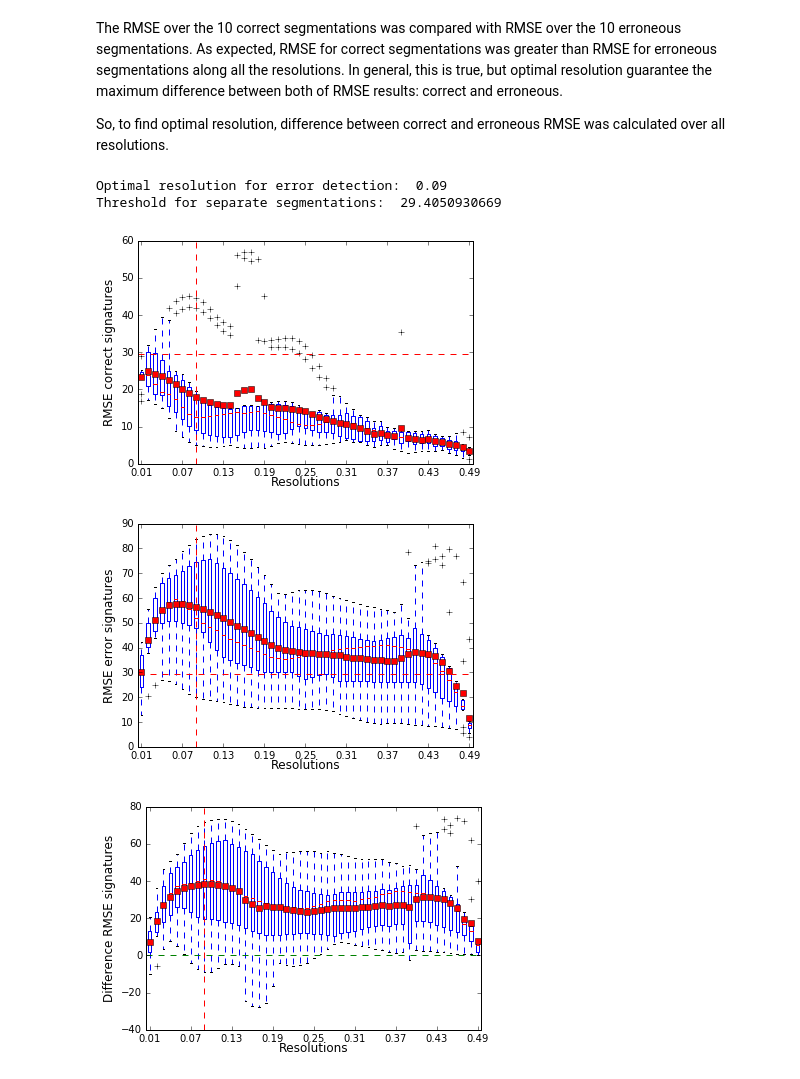
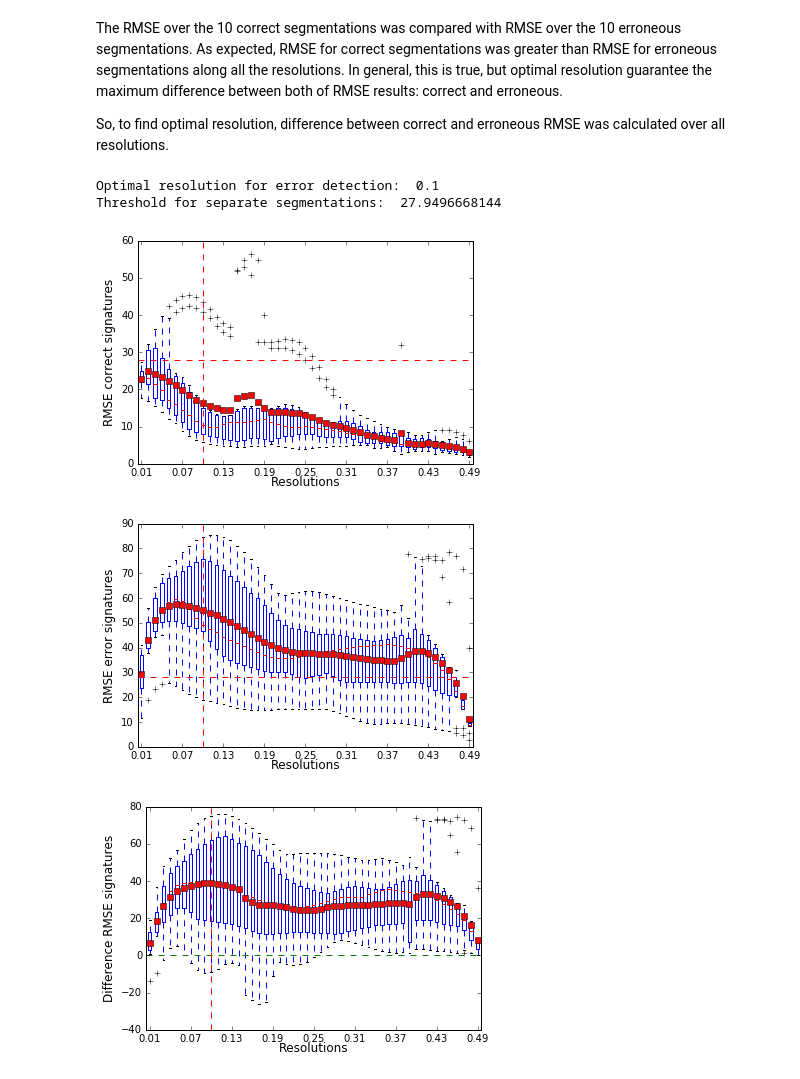
Before and after one commit to wilomaku/IA369Z, a Jupyter notebook: deliver/010617-WJGH-art_struc.ipynb, the cells around one changed output. Cells and saved outputs as stored; diff of their text form; code cells hidden in the pictures.

```diff
--- a/deliver/010617-WJGH-art_struc.ipynb
+++ b/deliver/010617-WJGH-art_struc.ipynb
@@ -65,9 +61,9 @@ In this work, a method for automatic detection of segmentation error in large da
 The comparison between signatures is done using root mean square error (RMSE). True label for each segmentation was done visually. Correct segmentation corresponds to segmentations with at least 50% of agreement with the structure. It is expected that RMSE for correct segmentations is lower than RMSE associated to erroneous segmentation when compared with a typical correct segmentation.
 # %%
 #Loading labeled segmentations
-seg_label = genfromtxt('../dataset/Seg_Watershed/watershed_label.csv', delimiter=',').astype('uint8')
+seg_label = genfromtxt('dataset/Seg_Watershed/watershed_label.csv', delimiter=',').astype('uint8')
 
 list_mask = seg_label[seg_label[:,1] == 0, 0][:20] #Extracting correct segmentations for mean signature
-list_normal_mask = seg_label[seg_label[:,1] == 0, 0][20:30] #Extracting correct names for configuration
-list_error_mask = seg_label[seg_label[:,1] == 1, 0][:10] #Extracting correct names for configuration
+list_normal_mask = seg_label[seg_label[:,1] == 0, 0][20:30] #Extracting correct names
+list_error_mask = seg_label[seg_label[:,1] == 1, 0][:10] #Extracting correct names
 # %%
@@ -143,16 +139,16 @@ From contour, it is calculated spline. The implementation, is a B-spline (Boor's
 # %%
 n_list = len(list_mask)
 smoothness = 700 #Smoothness
-degree = 1 #Spline degree
+degree = 5 #Spline degree
 fit_res = 0.35
 resols = np.arange(0.01,0.5,0.01) #Signature resolutions
 resols = np.insert(resols,0,fit_res) #Insert resolution for signature fitting
-points = 100 #Points of Spline reconstruction
+points = 500 #Points of Spline reconstruction
 
 refer_wat = np.empty((n_list,resols.shape[0],points)) #Initializing signature vector
 
 for mask in xrange(n_list):
-    mask_p = np.load('../dataset/Seg_Watershed/mask_wate_{}.npy'.format(list_mask[mask]))
+    mask_p = np.load('dataset/Seg_Watershed/mask_wate_{}.npy'.format(list_mask[mask]))
 
     refer_temp = sign_extract(mask_p, resols) #Function for shape signature extraction
 
@@ -196,11 +192,11 @@ refer_wat_e = np.empty((n_list,resols.shape[0],points)) #Initializing error sign
 
 for mask in xrange(n_list):
     #Loading correct mask
-    mask_pn = np.load('../dataset/Seg_Watershed/mask_wate_{}.npy'.format(list_normal_mask[mask]))
+    mask_pn = np.load('dataset/Seg_Watershed/mask_wate_{}.npy'.format(list_normal_mask[mask]))
     refer_temp_n = sign_extract(mask_pn, resols) #Function for shape signature extraction
     refer_wat_n[mask] = sign_fit(refer_wat_mean[0], refer_temp_n) #Function for signature fitting
     #Loading erroneous mask
-    mask_pe = np.load('../dataset/Seg_Watershed/mask_wate_{}.npy'.format(list_error_mask[mask]))
+    mask_pe = np.load('dataset/Seg_Watershed/mask_wate_{}.npy'.format(list_error_mask[mask]))
     refer_temp_e = sign_extract(mask_pe, resols) #Function for shape signature extraction
     refer_wat_e[mask] = sign_fit(refer_wat_mean[0], refer_temp_e) #Function for signature fitting
 
@@ -235,10 +231,9 @@ in_max_res = np.argmax(np.mean(dif_dis,axis=0)) #Finding optimal resolution at m
 opt_res = resols[in_max_res]
 print "Optimal resolution for error detection: ", opt_res
 
-perc_th = 0.3 #Established percentage to threshold
 correct_max = np.mean(rmse_nacum[:,in_max_res]) #Finding threshold for separate segmentations
 error_min = np.mean(rmse_eacum[:,in_max_res])
-th_res = perc_th*(error_min-correct_max)+correct_max
+th_res = 0.3*(error_min-correct_max)+correct_max
 print "Threshold for separate segmentations: ", th_res
 
 #### Plotting erroneous and correct segmentation signatures
@@ -250,36 +245,36 @@ ticksx_index = np.arange(1,50,6)
 figpr = plt.figure() #Plotting mean RMSE for correct segmentations
 plt.boxplot(rmse_nacum[:,1:], showmeans=True) #Element 0 was introduced only for fitting,
                                                #in comparation is not used.
 plt.axhline(y=0, color='g', linestyle='--')
 plt.axhline(y=th_res, color='r', linestyle='--')
 plt.axvline(x=in_max_res, color='r', linestyle='--')
 plt.xlabel('Resolutions', fontsize = 12, labelpad=-2)
 plt.ylabel('RMSE correct signatures', fontsize = 12)
 plt.xticks(ticksx_index, ticksx_resols)
 plt.show()
 
 figpr = plt.figure() #Plotting mean RMSE for erroneous segmentations
 plt.boxplot(rmse_eacum[:,1:], showmeans=True)
 plt.axhline(y=0, color='g', linestyle='--')
 plt.axhline(y=th_res, color='r', linestyle='--')
 plt.axvline(x=in_max_res, color='r', linestyle='--')
 plt.xlabel('Resolutions', fontsize = 12, labelpad=-2)
 plt.ylabel('RMSE error signatures', fontsize = 12)
 plt.xticks(ticksx_index, ticksx_resols)
 plt.show()
 
 figpr = plt.figure() #Plotting difference for mean RMSE over all resolutions
 plt.boxplot(dif_dis[:,1:], showmeans=True)
 plt.axhline(y=0, color='g', linestyle='--')
 plt.axvline(x=in_max_res, color='r', linestyle='--')
 plt.xlabel('Resolutions', fontsize = 12, labelpad=-2)
 plt.ylabel('Difference RMSE signatures', fontsize = 12)
 plt.xticks(ticksx_index, ticksx_resols)
 plt.show()
 # %% [output]
-Optimal resolution for error detection:  0.09
-Threshold for separate segmentations:  29.4050930669
+Optimal resolution for error detection:  0.1
+Threshold for separate segmentations:  27.9496668144
-[figure, old version]
+[figure, new version]
-[figure, old version]
+[figure, new version]
-[figure, old version]
+[figure, new version]
 # %% [markdown]
```
Also changed, not shown: parts of 11 cells of this notebook.
